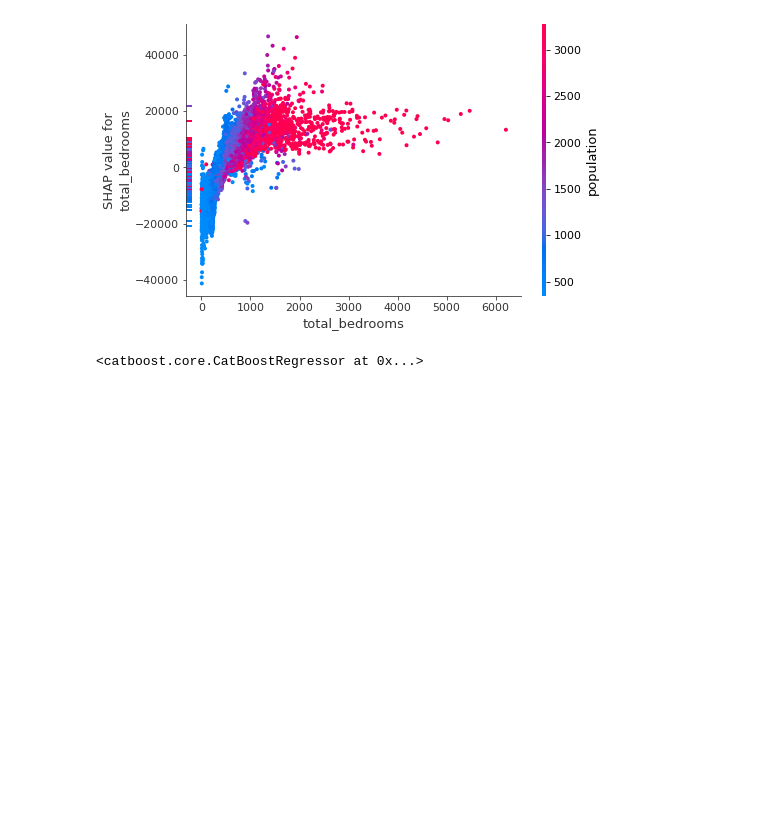
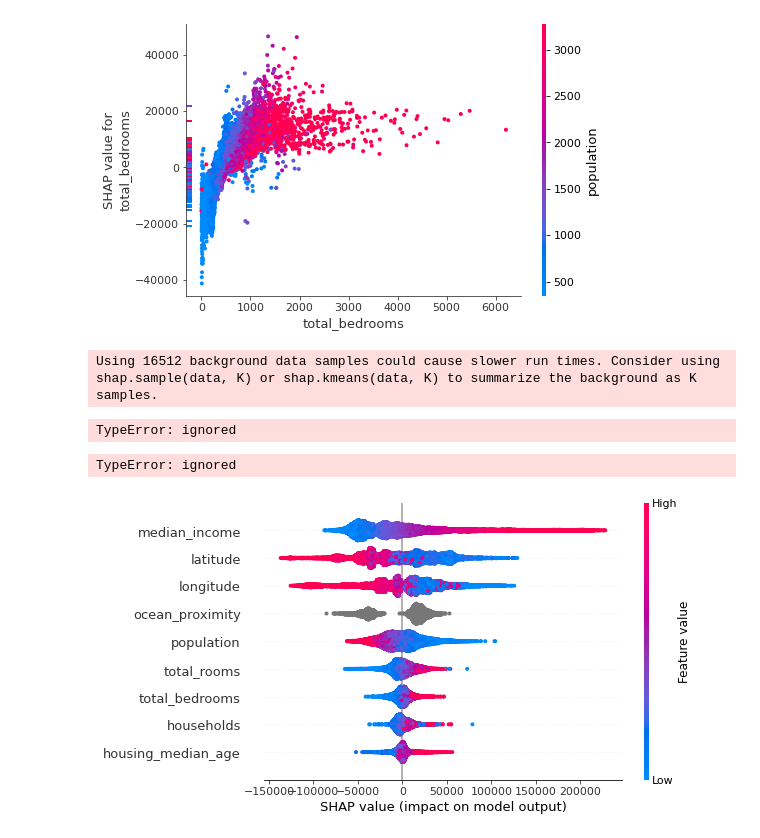
Before and after one commit to Smartsie/Playground, a Jupyter notebook: Hands_on_Machine_Learning_Ex_1_Housing.ipynb, the cells around one changed output. Saved outputs shown, nothing was run; the diff lists cells and outputs as text; code cells hidden in the pictures; blank space fills up the shorter version.

Commit message:
Stuck with some erros with shap. Doesn't work well with pipelines

```diff
--- a/Hands_on_Machine_Learning_Ex_1_Housing.ipynb
+++ b/Hands_on_Machine_Learning_Ex_1_Housing.ipynb
@@ -166,10 +166,10 @@ model=Pipeline([
                 ('reg',DecisionTreeRegressor())
                 ])
 # %%
-model=DecisionTreeRegressor()
-model=RandomForestRegressor()
+#model=DecisionTreeRegressor()
+#model=RandomForestRegressor()
 #model=KNeighborsRegressor(n_neighbors=10)
 #model=LinearRegression()
 
-model.fit(housing_prepared,housing_labels)
+model.fit(housing,housing_labels)
 # %% [output]
@@ -339,7 +349,20 @@ shap.summary_plot(shap_values, housing)
 shap.dependence_plot('total_bedrooms', shap_values, housing)
 # %% [output]
 [figure]
-# %%
-rf_shap_values = shap.KernelExplainer(model.predict,housing[0:50])
-# %% [output]
-<catboost.core.CatBoostRegressor at 0x...>
+# %%
+def model_predict(data_asarray):
+    data_asframe =  pd.DataFrame(data_asarray, columns=housing.columns)
+    return model.predict(data_asframe)
+shap_kernel_explainer = shap.KernelExplainer(model_predict, housing)
+shap_values_single = shap_kernel_explainer.shap_values(housing.iloc[0,:])
+# %% [output]
+Using 16512 background data samples could cause slower run times. Consider using shap.sample(data, K) or shap.kmeans(data, K) to summarize the background as K samples.
+TypeError: ignored
+# %%
+shap.dependence_plot('total_bedrooms', shap_values_single, housing)
+# %% [output]
+TypeError: ignored
+# %%
+shap.summary_plot(shap_values,housing)
+# %% [output]
+[figure, added]
```
Also changed, not shown: parts of 3 cells of this notebook.
